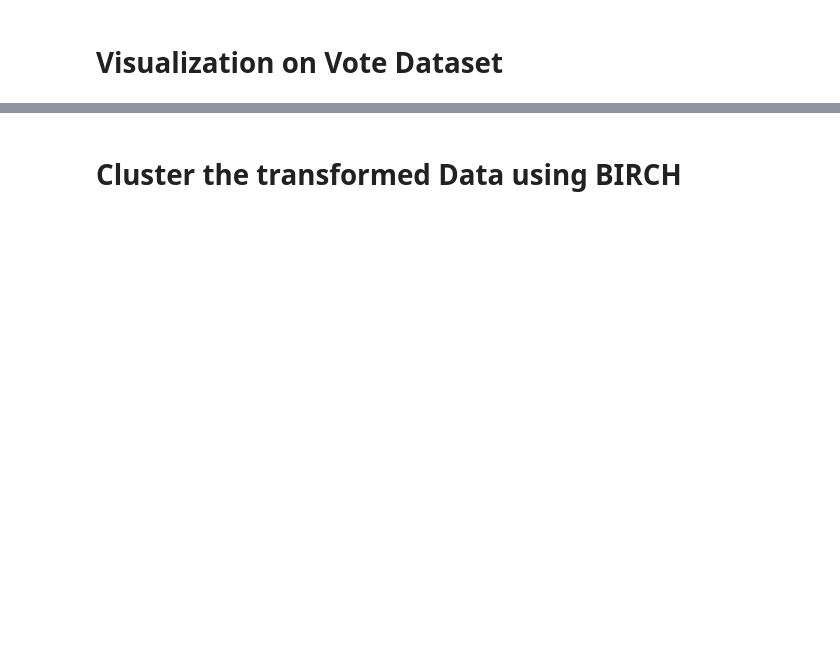
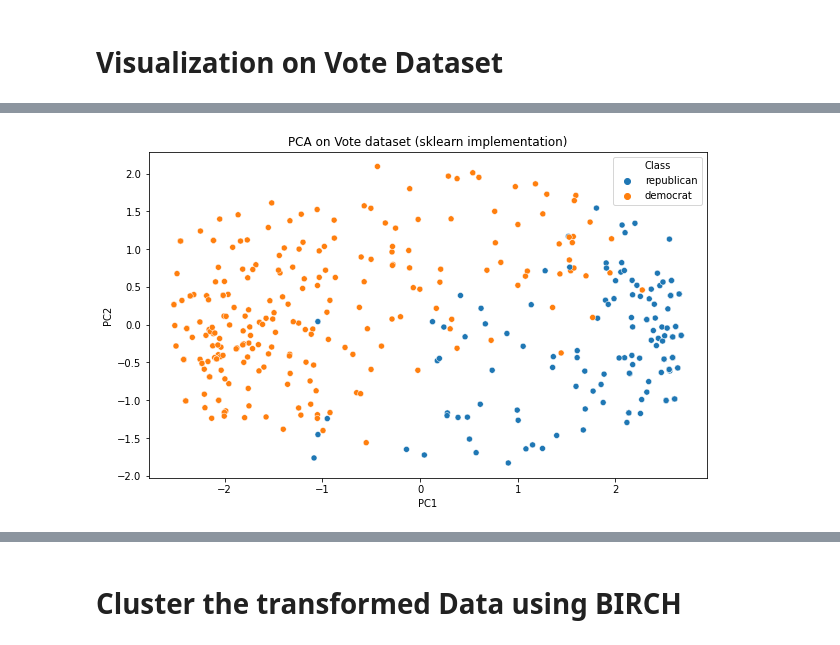
Before and after one commit to BecTome/IML-Lab2-Visualization, a Jupyter notebook: notebooks/PCA/PCA-vote.ipynb, the cells around one changed output, grey strips where cells are left out. Saved outputs shown, nothing was run; the diff lists cells and outputs as text; code cells hidden in the pictures; blank space fills up the shorter version.

```diff
--- a/notebooks/PCA/PCA-vote.ipynb
+++ b/notebooks/PCA/PCA-vote.ipynb
@@ -33,0 +109,11 @@ X_transformed = pca.fit_transform(df.iloc[:, :-2])
+# %%
+# Same with sklearn PCA
+from sklearn.decomposition import PCA as sklearnPCA
+
+sklearn_pca = sklearnPCA(n_components=X.shape[1])
+X_sk_transformed = sklearn_pca.fit_transform(X)
+df_skpca = pd.DataFrame(X_sk_transformed,
+                        columns=[f'PC{i}' for i in range(1, X.shape[1] + 1)])
+df_skpca['Class'] = df_orig['Class']
+
+df_skpca.head()
@@ -34,8 +127,11 @@ X_transformed = pca.fit_transform(df.iloc[:, :-2])
 # %%
+
 # Plot
 plt.figure(figsize=(10, 6))
-plt.scatter(X_transformed[:, 0], X_transformed[:, 1], c=df['Class'].map(d_class_num))
-plt.title("PCA on Glass dataset (our implementation)")
+sns.scatterplot(x='PC1', y='PC2', hue='Class', data=df_skpca)
+plt.title("PCA on Vote dataset (sklearn implementation)")
 plt.xlabel("PC1")
 plt.ylabel("PC2")
 plt.show()
+# %% [output]
+[figure, added]
```
Also changed, not shown: parts of 69 cells of this notebook.
